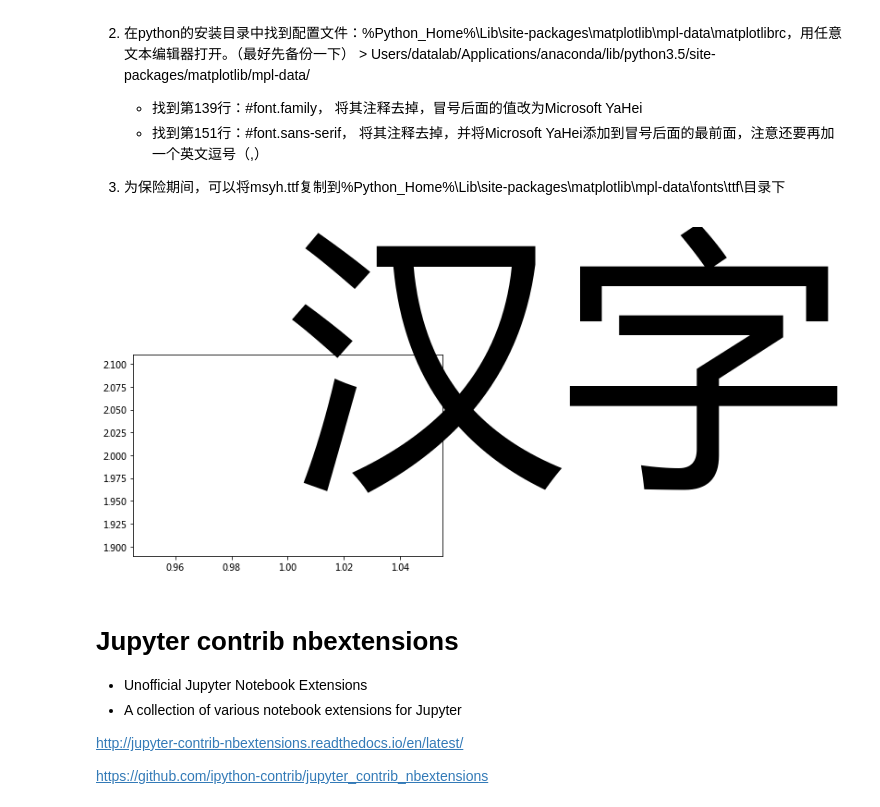
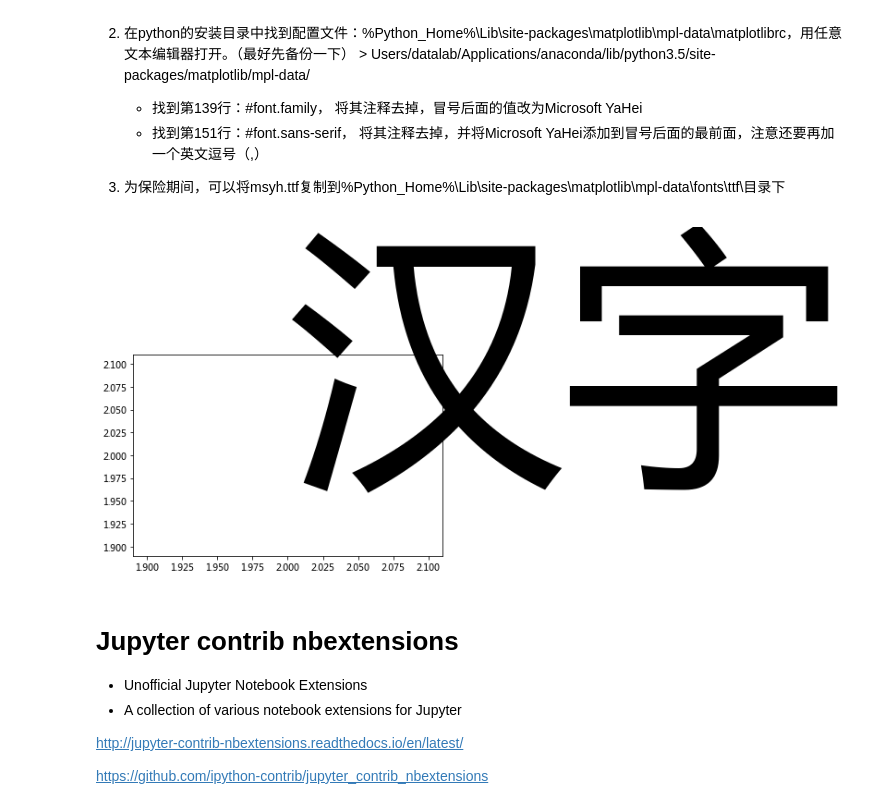
Before and after one commit to SocratesClub/cjc, a Jupyter notebook: code/0.common_questions.ipynb, the cells around one changed output. Drawn from its saved outputs; the diff is of its cells as text; code cells hidden in the pictures.

```diff
--- a/code/0.common_questions.ipynb
+++ b/code/0.common_questions.ipynb
@@ -150,11 +150,11 @@ http://stackoverflow.com/questions/4372435/how-can-i-rollback-a-github-repositor
 # %%
 %matplotlib inline
 import matplotlib.pyplot as plt
-plt.plot(1, 2)
-plt.text(1, 2, '汉字', fontsize = 300)
+plt.plot(2, 2)
+plt.text(2, 2, '汉字', fontsize = 300)
 plt.show()
 # %% [output]
-[figure, old version]
+[figure, new version]
 # %% [markdown]
 # Jupyter contrib nbextensions
 
```
Also changed, not shown: 16 other files.
